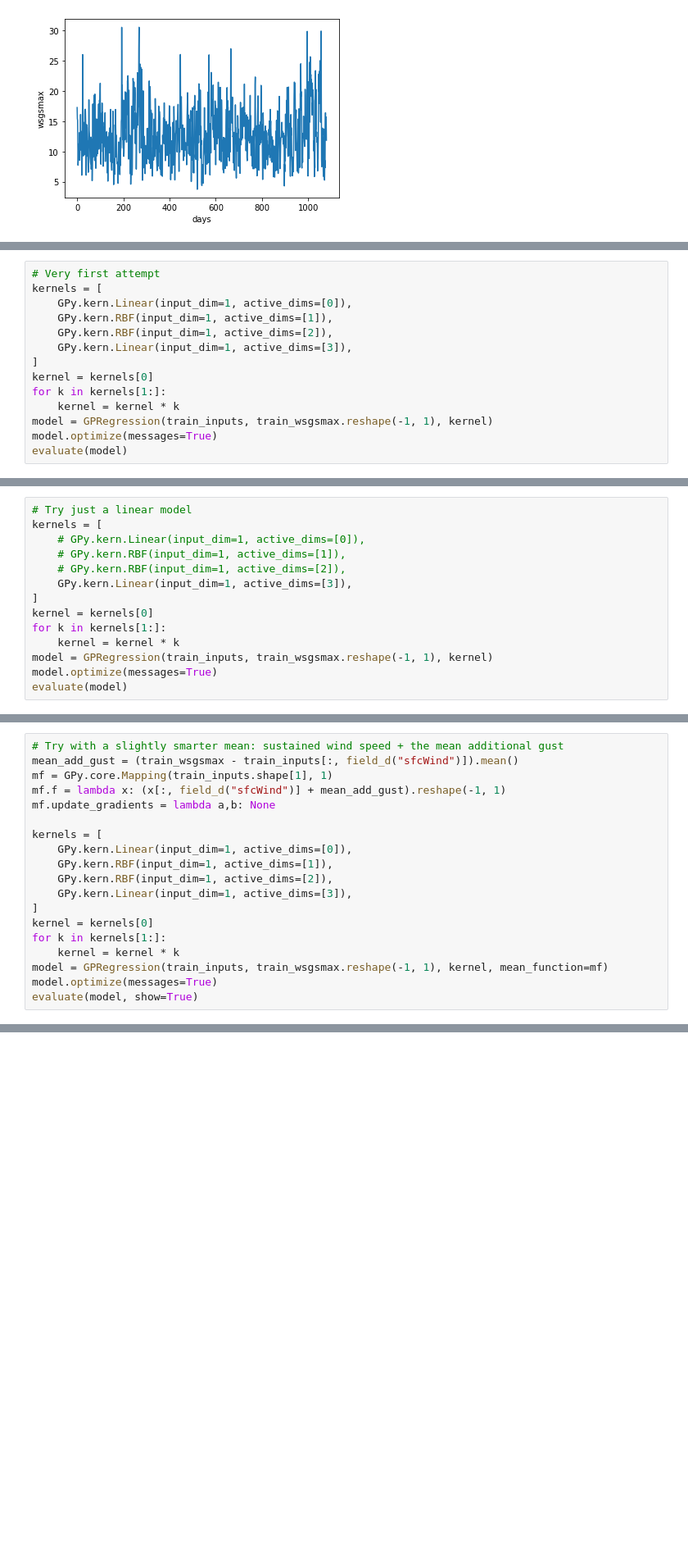
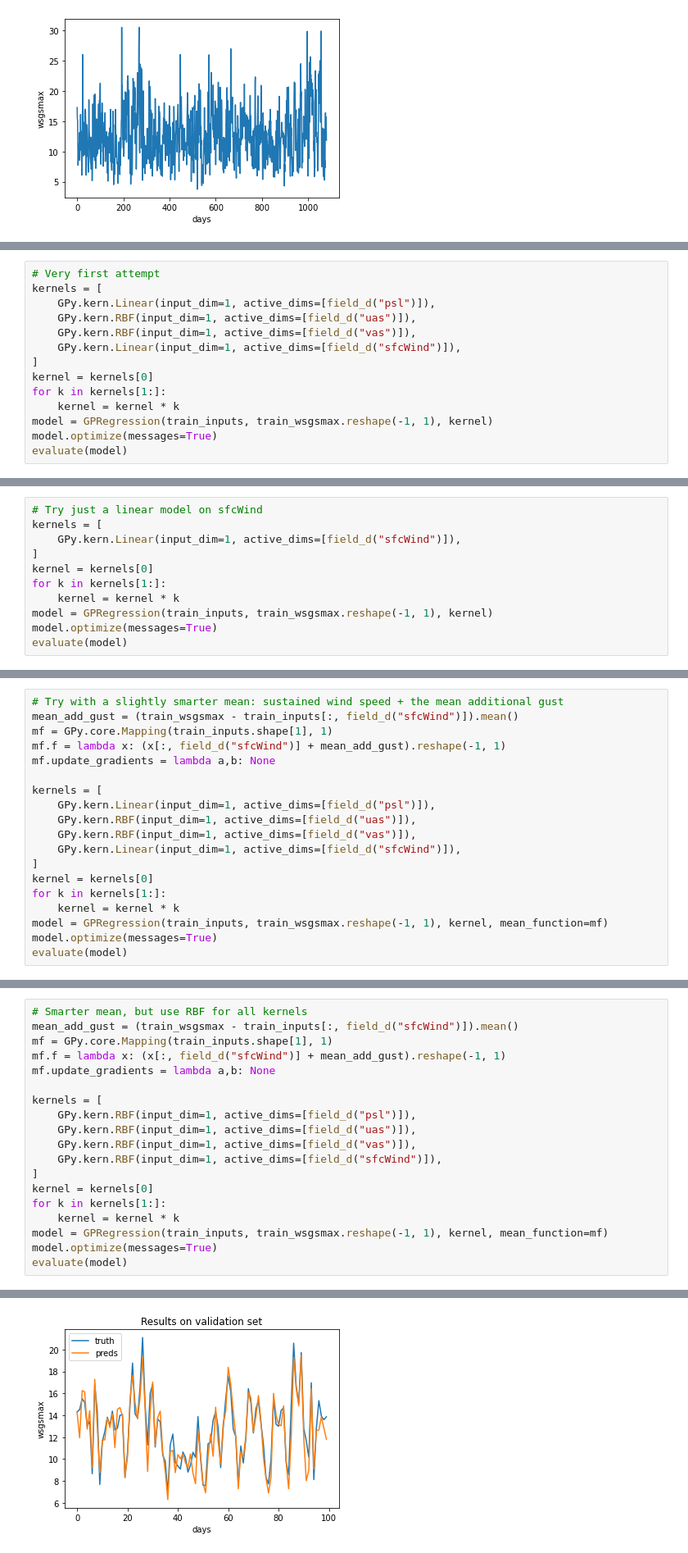
Before and after one commit to dantsai123/wind, a Jupyter notebook: single_point.ipynb, the cells around one changed output, grey strips where cells are left out. Shown at 82% size. Drawn from its saved outputs; the diff is of its cells as text; blank space fills up the shorter version.

```diff
--- a/single_point.ipynb
+++ b/single_point.ipynb
@@ -105,10 +105,10 @@ def plot_eval(model: GPRegression, n=100, show=True):
 # %%
 # Very first attempt
 kernels = [
-    GPy.kern.Linear(input_dim=1, active_dims=[0]),
-    GPy.kern.RBF(input_dim=1, active_dims=[1]),
-    GPy.kern.RBF(input_dim=1, active_dims=[2]),
-    GPy.kern.Linear(input_dim=1, active_dims=[3]),
+    GPy.kern.Linear(input_dim=1, active_dims=[field_d("psl")]),
+    GPy.kern.RBF(input_dim=1, active_dims=[field_d("uas")]),
+    GPy.kern.RBF(input_dim=1, active_dims=[field_d("vas")]),
+    GPy.kern.Linear(input_dim=1, active_dims=[field_d("sfcWind")]),
 ]
 kernel = kernels[0]
 for k in kernels[1:]:
@@ -130,10 +129,7 @@ Optimization status: Converged
 # %%
-# Try just a linear model
+# Try just a linear model on sfcWind
 kernels = [
-    # GPy.kern.Linear(input_dim=1, active_dims=[0]),
-    # GPy.kern.RBF(input_dim=1, active_dims=[1]),
-    # GPy.kern.RBF(input_dim=1, active_dims=[2]),
-    GPy.kern.Linear(input_dim=1, active_dims=[3]),
+    GPy.kern.Linear(input_dim=1, active_dims=[field_d("sfcWind")]),
 ]
 kernel = kernels[0]
 for k in kernels[1:]:
@@ -158,17 +153,17 @@ mf.f = lambda x: (x[:, field_d("sfcWind")] + mean_add_gust).reshape(-1, 1)
 mf.update_gradients = lambda a,b: None
 
 kernels = [
-    GPy.kern.Linear(input_dim=1, active_dims=[0]),
-    GPy.kern.RBF(input_dim=1, active_dims=[1]),
-    GPy.kern.RBF(input_dim=1, active_dims=[2]),
-    GPy.kern.Linear(input_dim=1, active_dims=[3]),
+    GPy.kern.Linear(input_dim=1, active_dims=[field_d("psl")]),
+    GPy.kern.RBF(input_dim=1, active_dims=[field_d("uas")]),
+    GPy.kern.RBF(input_dim=1, active_dims=[field_d("vas")]),
+    GPy.kern.Linear(input_dim=1, active_dims=[field_d("sfcWind")]),
 ]
 kernel = kernels[0]
 for k in kernels[1:]:
     kernel = kernel * k
 model = GPRegression(train_inputs, train_wsgsmax.reshape(-1, 1), kernel, mean_function=mf)
 model.optimize(messages=True)
-evaluate(model, show=True)
+evaluate(model)
 # %% [output]
 Running L-BFGS-B (Scipy implementation) Code:
   runtime   i      f              |g|
@@ -180,0 +177,20 @@ Optimization status: Converged
+# %%
+# Smarter mean, but use RBF for all kernels
+mean_add_gust = (train_wsgsmax - train_inputs[:, field_d("sfcWind")]).mean()
+mf = GPy.core.Mapping(train_inputs.shape[1], 1)
+mf.f = lambda x: (x[:, field_d("sfcWind")] + mean_add_gust).reshape(-1, 1)
+mf.update_gradients = lambda a,b: None
+
+kernels = [
+    GPy.kern.RBF(input_dim=1, active_dims=[field_d("psl")]),
+    GPy.kern.RBF(input_dim=1, active_dims=[field_d("uas")]),
+    GPy.kern.RBF(input_dim=1, active_dims=[field_d("vas")]),
+    GPy.kern.RBF(input_dim=1, active_dims=[field_d("sfcWind")]),
+]
+kernel = kernels[0]
+for k in kernels[1:]:
+    kernel = kernel * k
+model = GPRegression(train_inputs, train_wsgsmax.reshape(-1, 1), kernel, mean_function=mf)
+model.optimize(messages=True)
+evaluate(model)
+# %% [output]
@@ -180,0 +207 @@ Optimization status: Converged
+[figure, added]
```
Also changed, not shown: parts of 8 cells of this notebook.
